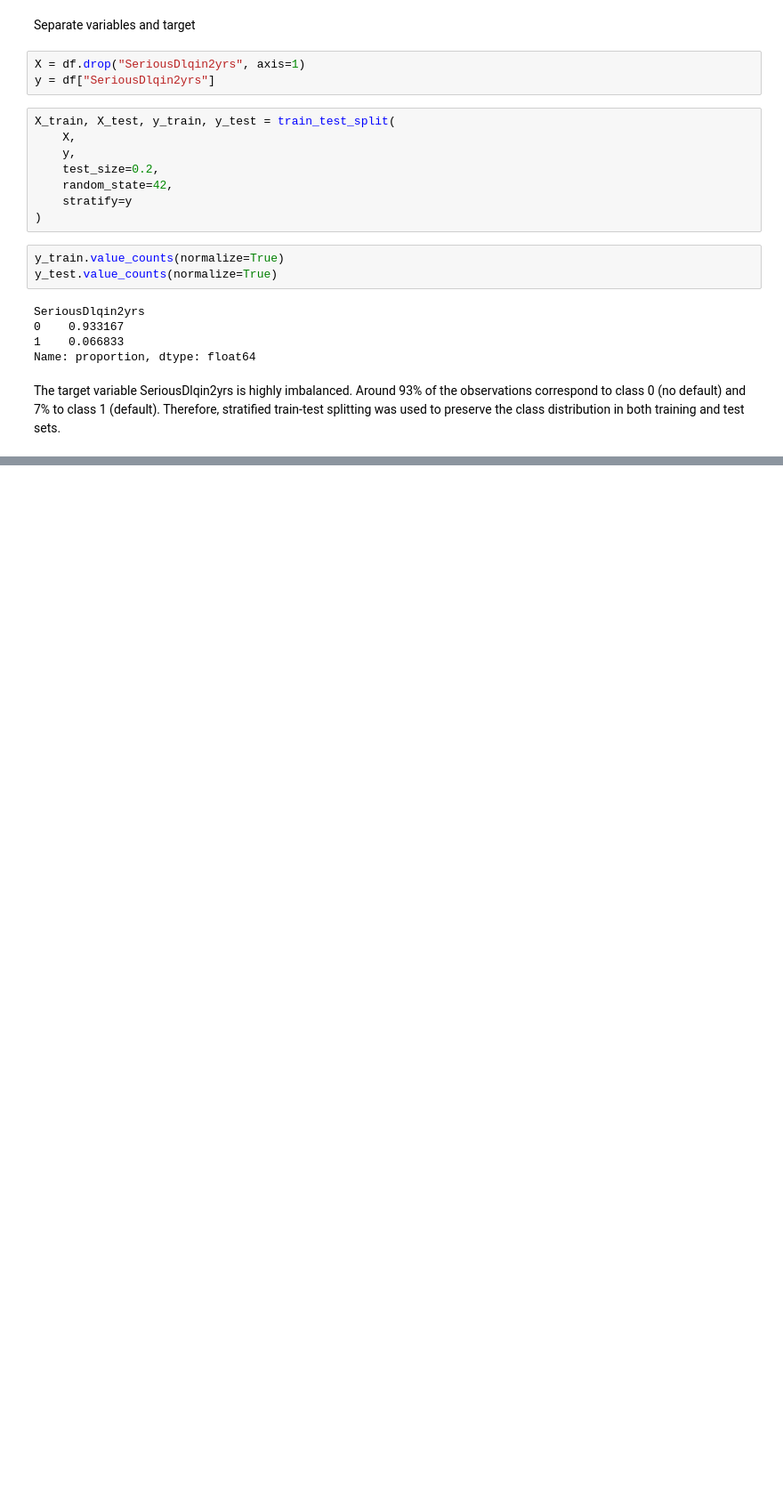
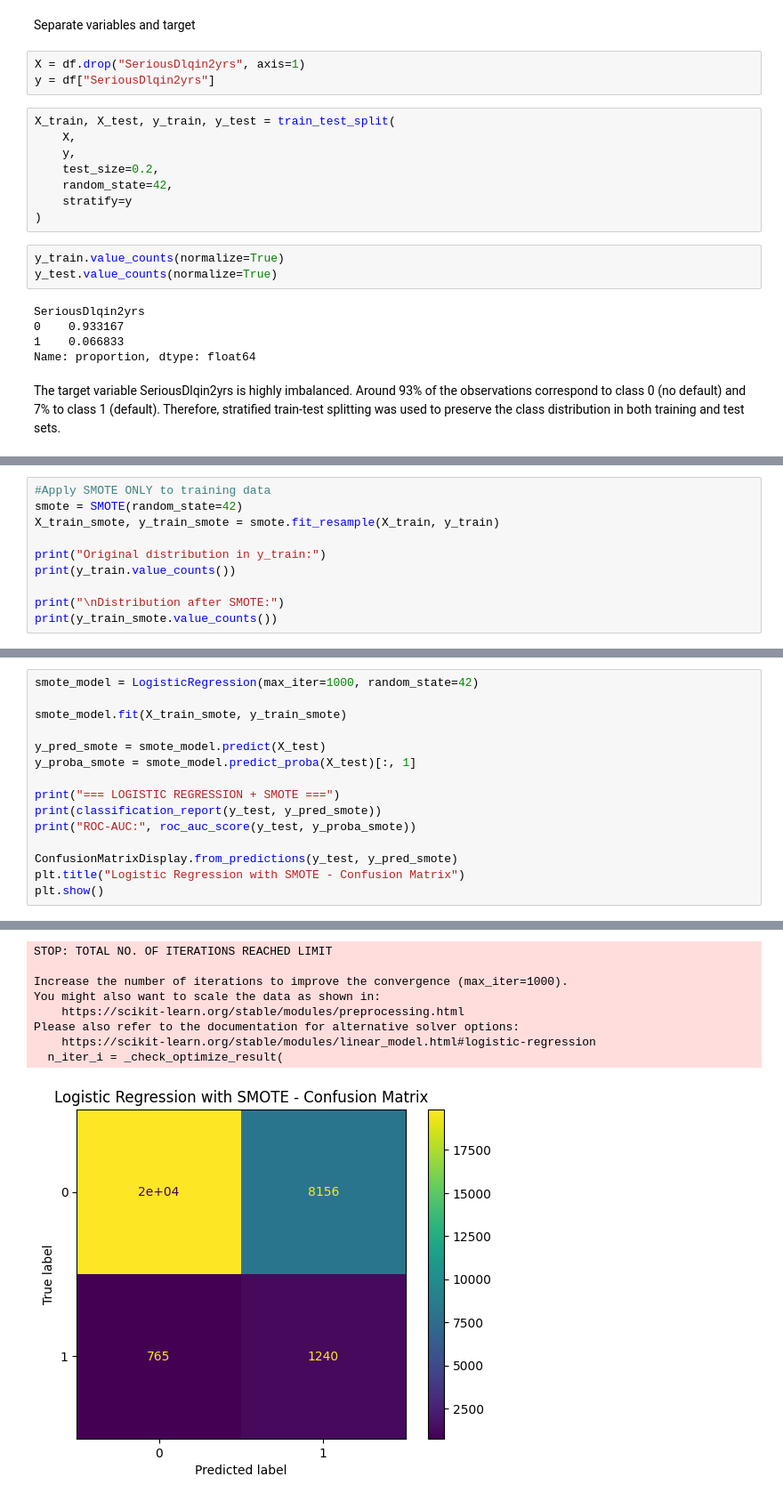
Before and after one commit to anneayensa/Advanced-Machine-Learning, a Jupyter notebook: analysis.ipynb, the cells around one changed output, grey strips where cells are left out. Shown at 89% size. Cells and saved outputs as stored; diff of their text form; blank space fills up the shorter version.

```diff
--- a/analysis.ipynb
+++ b/analysis.ipynb
@@ -132,0 +228,10 @@ Therefore, stratified train-test splitting was used to preserve the class distri
+# %%
+#Apply SMOTE ONLY to training data
+smote = SMOTE(random_state=42)
+X_train_smote, y_train_smote = smote.fit_resample(X_train, y_train)
+
+print("Original distribution in y_train:")
+print(y_train.value_counts())
+
+print("\nDistribution after SMOTE:")
+print(y_train_smote.value_counts())
@@ -132,0 +254,16 @@ Therefore, stratified train-test splitting was used to preserve the class distri
+# %%
+smote_model = LogisticRegression(max_iter=1000, random_state=42)
+
+smote_model.fit(X_train_smote, y_train_smote)
+
+y_pred_smote = smote_model.predict(X_test)
+y_proba_smote = smote_model.predict_proba(X_test)[:, 1]
+
+print("=== LOGISTIC REGRESSION + SMOTE ===")
+print(classification_report(y_test, y_pred_smote))
+print("ROC-AUC:", roc_auc_score(y_test, y_proba_smote))
+
+ConfusionMatrixDisplay.from_predictions(y_test, y_pred_smote)
+plt.title("Logistic Regression with SMOTE - Confusion Matrix")
+plt.show()
+# %% [output]
@@ -132,0 +281,9 @@ Therefore, stratified train-test splitting was used to preserve the class distri
+STOP: TOTAL NO. OF ITERATIONS REACHED LIMIT
+
+Increase the number of iterations to improve the convergence (max_iter=1000).
+You might also want to scale the data as shown in:
+    https://scikit-learn.org/stable/modules/preprocessing.html
+Please also refer to the documentation for alternative solver options:
+    https://scikit-learn.org/stable/modules/linear_model.html#logistic-regression
+  n_iter_i = _check_optimize_result(
+[figure, added]
```
Also changed, not shown: parts of 16 cells of this notebook.
